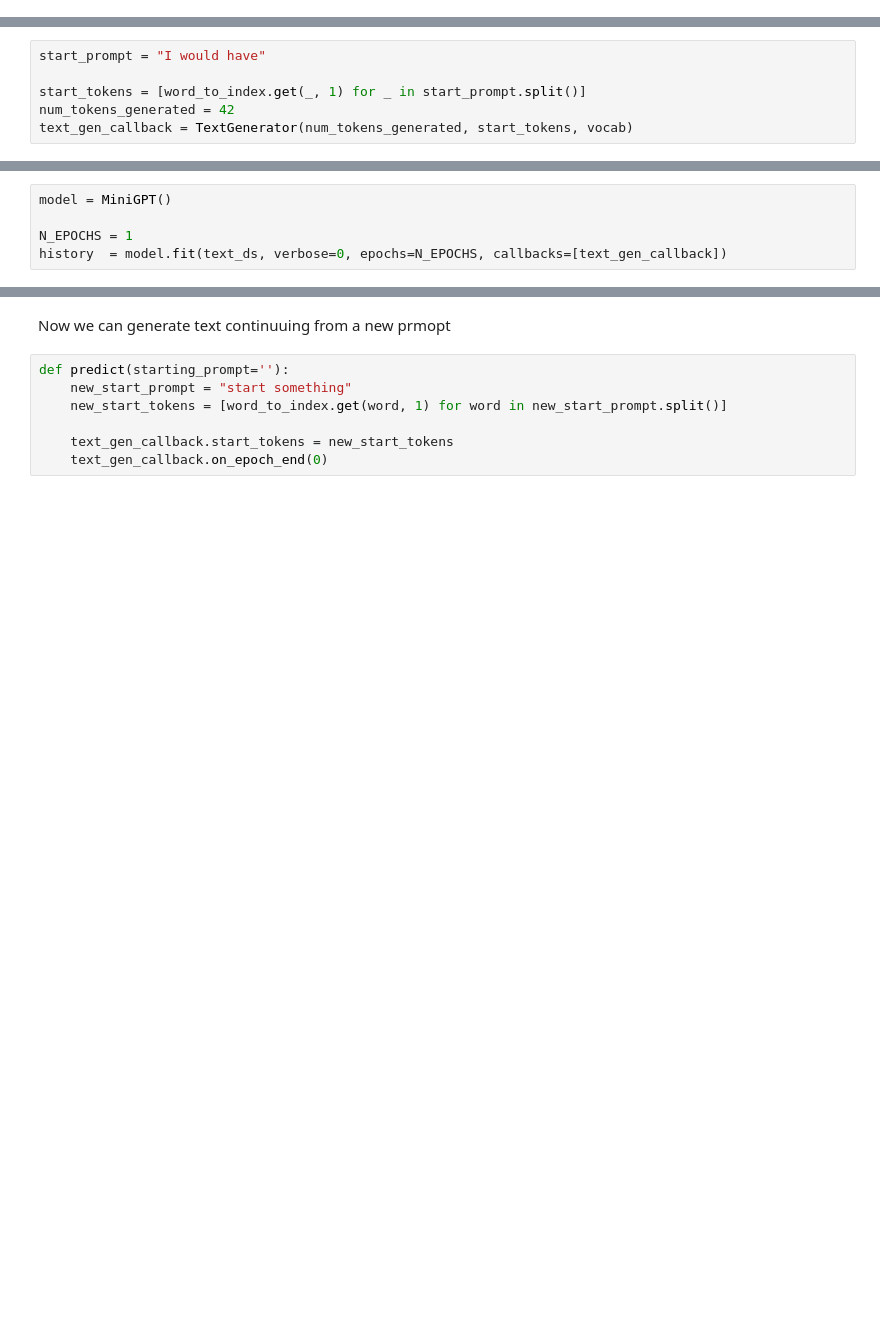
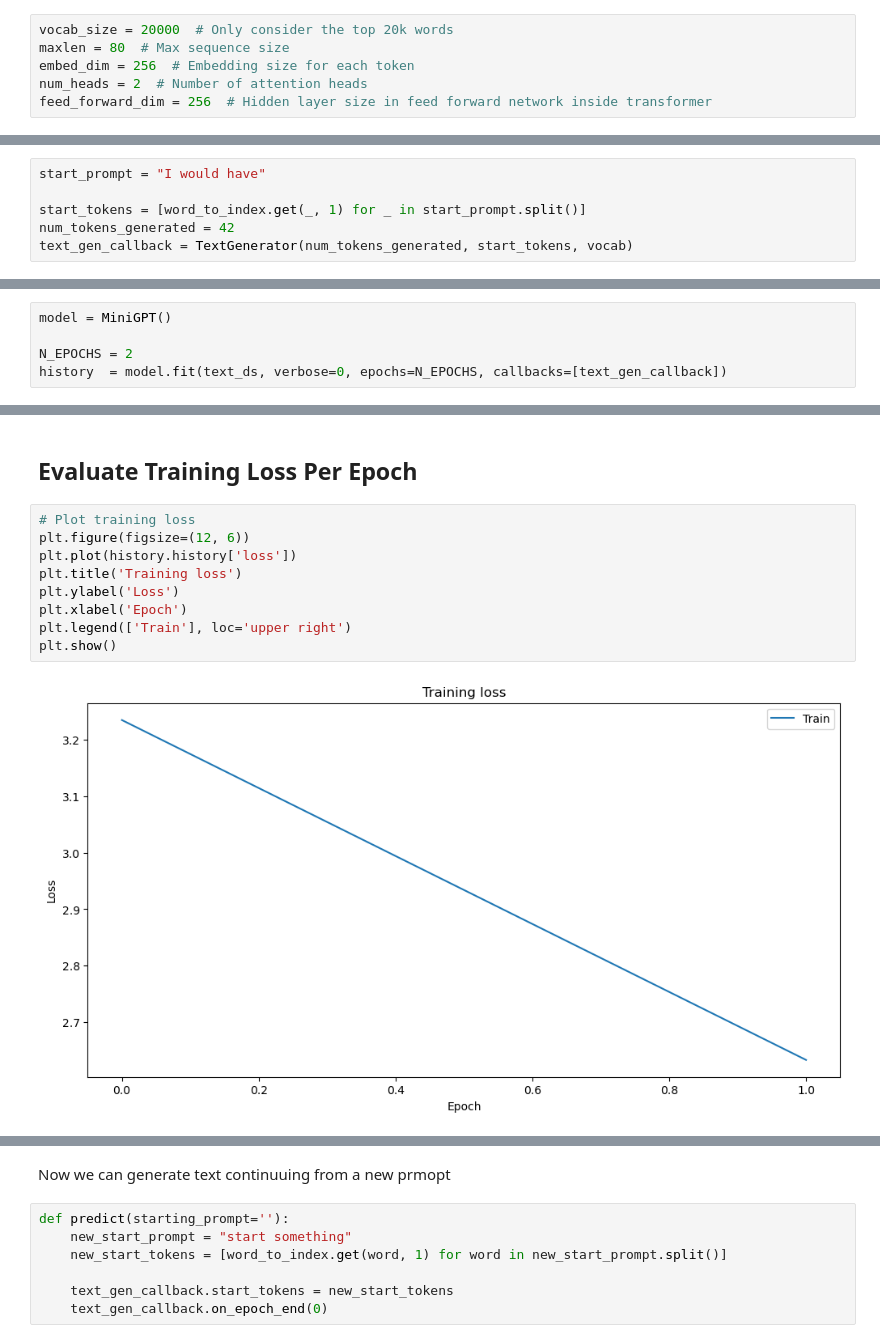
Before and after one commit to kristopher-smith/MiniGPT-for-Text-Generation, a Jupyter notebook: build-a-minigpt-for-text-generation.ipynb, the cells around one changed output, grey strips where cells are left out. Drawn from its saved outputs; the diff is of its cells as text; blank space fills up the shorter version.

```diff
--- a/build-a-minigpt-for-text-generation.ipynb
+++ b/build-a-minigpt-for-text-generation.ipynb
@@ -707,0 +707,6 @@ class TokenAndPositionEmbedding(layers.Layer):
+# %%
+vocab_size = 20000  # Only consider the top 20k words
+maxlen = 80  # Max sequence size
+embed_dim = 256  # Embedding size for each token
+num_heads = 2  # Number of attention heads
+feed_forward_dim = 256  # Hidden layer size in feed forward network inside transformer
@@ -885,6 +1051,6 @@ text_gen_callback = TextGenerator(num_tokens_generated, start_tokens, vocab)
 # %%
 model = MiniGPT()
 
-N_EPOCHS = 1
+N_EPOCHS = 2
 history  = model.fit(text_ds, verbose=0, epochs=N_EPOCHS, callbacks=[text_gen_callback])
 # %% [output]
@@ -908,0 +1074,13 @@ I would have been a coward for deleting enemies, to do everything do not get bac
+# %% [markdown]
+## Evaluate Training Loss Per Epoch
+# %%
+# Plot training loss
+plt.figure(figsize=(12, 6))
+plt.plot(history.history['loss'])
+plt.title('Training loss')
+plt.ylabel('Loss')
+plt.xlabel('Epoch')
+plt.legend(['Train'], loc='upper right')
+plt.show()
+# %% [output]
+[figure, added]
```
Also changed, not shown: parts of 23 cells of this notebook.
